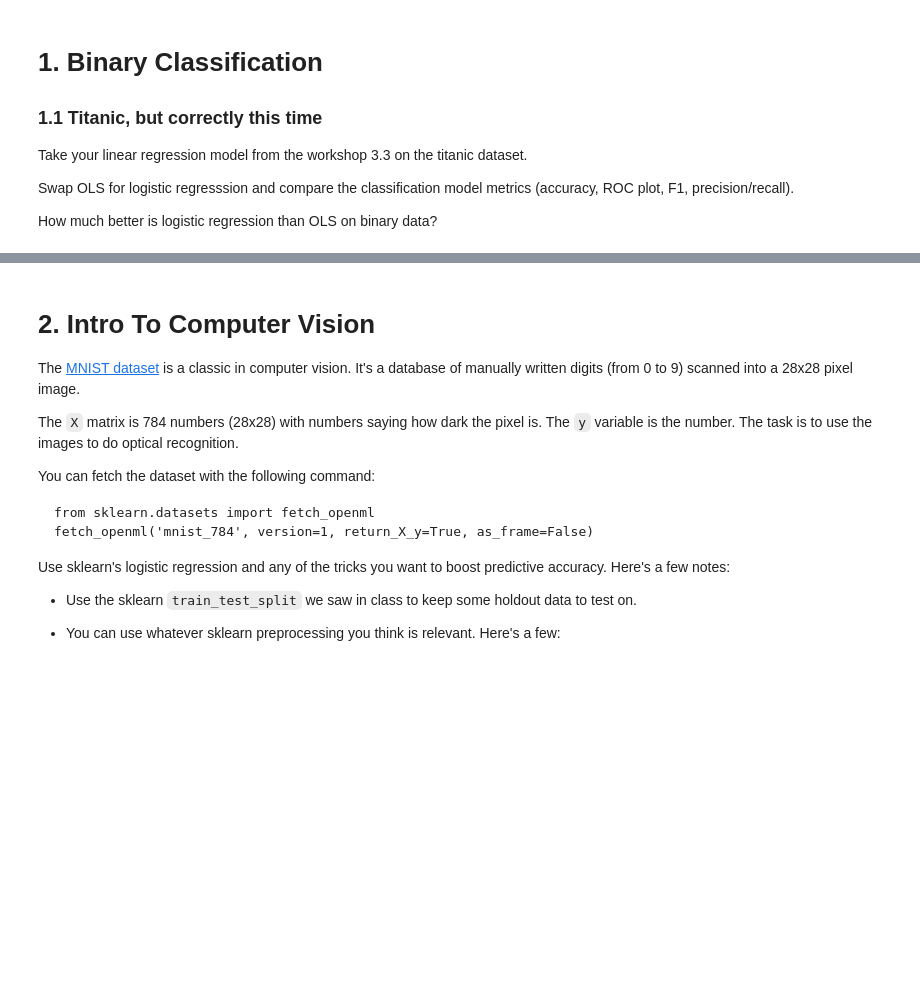
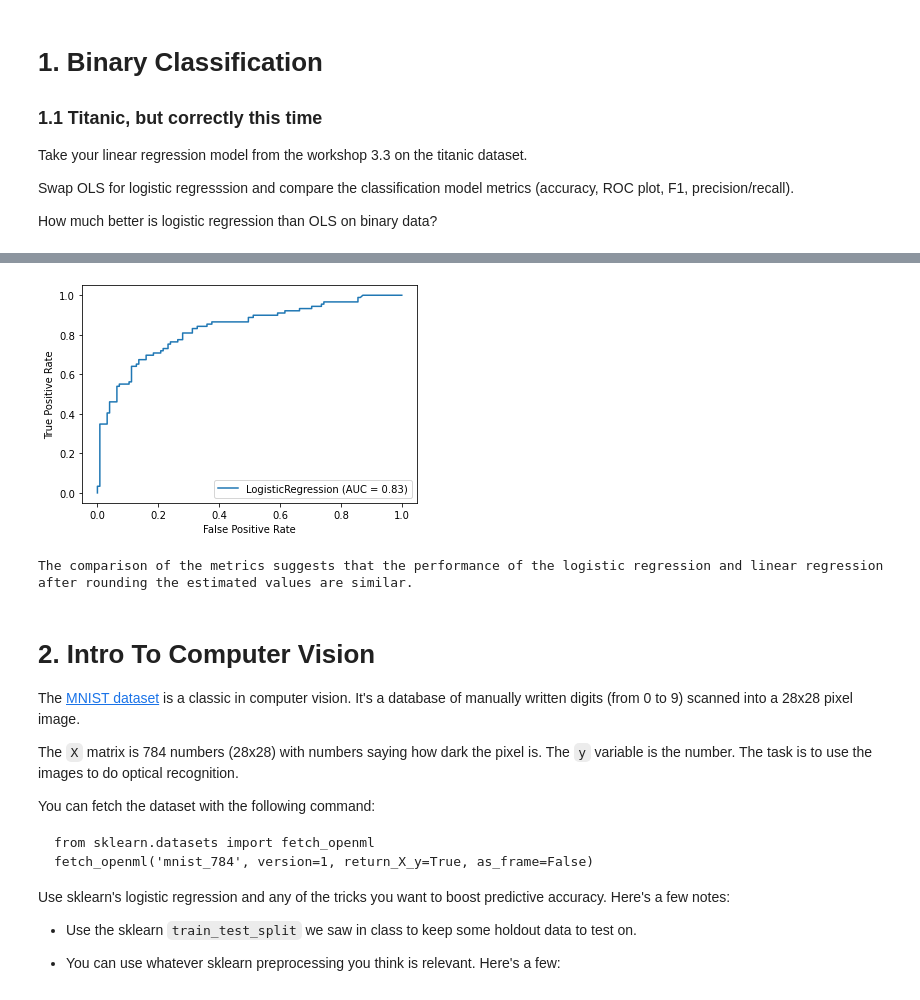
Before and after one commit to cb-ds-1/3-7-glm, a Jupyter notebook: workshop.ipynb, the cells around one changed output, grey strips where cells are left out. Drawn from its saved outputs; the diff is of its cells as text; code cells hidden in the pictures; blank space fills up the shorter version.

```diff
--- a/workshop.ipynb
+++ b/workshop.ipynb
@@ -8,3 +24,6 @@ Take your linear regression model from the workshop 3.3 on the titanic dataset.
 Swap OLS for logistic regresssion and compare the classification model metrics (accuracy, ROC plot, F1, precision/recall).
 
 How much better is logistic regression than OLS on binary data?
+# %%
+df_titanic = sns.load_dataset('titanic')
+df = df_titanic.copy()
@@ -10,0 +37,64 @@ How much better is logistic regression than OLS on binary data?
+# %%
+def create_dummy_variables(variables, data):
+    df = data.copy()
+    for v in variables:
+        temp = pd.get_dummies(df[v], drop_first = True)
+        df = df.drop(columns = v, axis = 0)
+        df = df.join(temp)
+    return df
+# %%
+#Cleaning dataframe
+df = df_titanic.copy()
+
+#Remove redundant columns : class, who, adult_male, embark_town, alone
+rm_cols = ['class', 'who', 'adult_male', 'embark_town', 'alone', 'alive']
+df = df.drop(columns = rm_cols, axis = 1)
+
+#Fill na in deck
+df['deck'] = df['deck'].astype('string').fillna('unknown')
+
+#Remove na in age and embarked
+df = df.dropna(axis = 0, how = 'any', subset = ['age', 'embarked'])
+
+#Encode column sex with 1 and 0
+df['sex'] = df['sex'].map({'male': 1, 'female': 0})
+
+#Create dummy variable
+vars_to_dummy = ['pclass', 'embarked', 'deck']
+df = create_dummy_variables(vars_to_dummy, df)
+
+X = df.drop('survived', axis = 1)
+y = df[['survived']]
+
+X_train, X_test, y_train, y_test = train_test_split(X, y, test_size=0.3, random_state=0)
+
+#Linear Regression
+linreg = LinearRegression()
+linreg.fit(X_train, y_train)
+y_pred = linreg.predict(X_test)
+temp = pd.DataFrame(y_pred)
+temp = temp.applymap(round)
+y_pred = np.array(temp.iloc[:,0])
+
+print('\n Classification report for linear regression\n')
+print(classification_report(y_test, y_pred))
+
+
+#logistic regression
+
+scaler = preprocessing.StandardScaler().fit(X_train)
+X_train_scaled = scaler.transform(X_train)
+X_test_scaled = scaler.transform(X_test)
+
+
+logreg = LogisticRegression(max_iter = 10000)
+logreg.fit(X_train, np.ravel(y_train))
+y_pred = logreg.predict(X_test)
+
+print('\n Classification report for logistic regression\n')
+print(classification_report(y_test, y_pred))
+plot_roc_curve(logreg,X_test_scaled, y_test )
+plt.show()
+print("The comparison of the metrics suggests that the performance of the logistic regression and linear regression after rounding \
+the estimated values are similar.")
+# %% [output]
@@ -11,3 +118,5 @@ How much better is logistic regression than OLS on binary data?
+[figure, added]
+The comparison of the metrics suggests that the performance of the logistic regression and linear regression after rounding the estimated values are similar.
 # %% [markdown]
 # 2. Intro To Computer Vision
 
```
Also changed, not shown: parts of 11 cells of this notebook.
